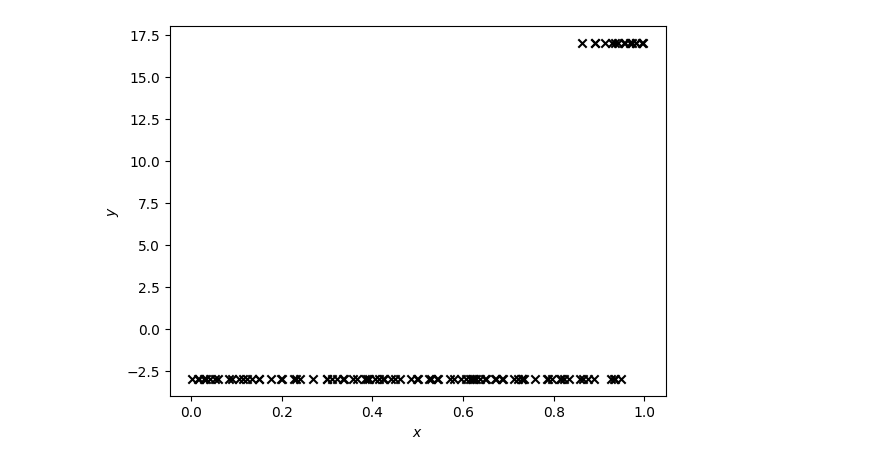
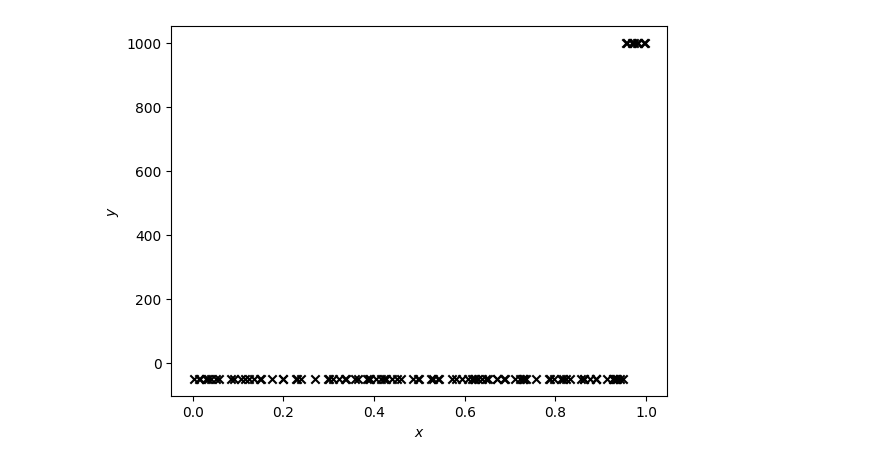
Before and after one commit to marioboley/ruleboost, a Jupyter notebook: spikes/shrinkage.ipynb, the cells around one changed output. Saved outputs shown, nothing was run; the diff lists cells and outputs as text; code cells hidden in the pictures.

```diff
--- a/spikes/shrinkage.ipynb
+++ b/spikes/shrinkage.ipynb
@@ -18,16 +24,17 @@ As a consequence, those objective function overestimates the risk reduction achi
 # %%
 import numpy as np
 from scipy.special import expit
 from matplotlib import pyplot as plt
 
 RNG = np.random.default_rng(seed=0)
-x = RNG.uniform(size=100)
-y = RNG.binomial(1, expit(50*(x-0.9))).reshape(-1)
-y = 20*y
-y = y - y.mean()
+x = RNG.uniform(size=100).reshape(-1, 1)
+# y = (x**2).reshape(-1)
+y = RNG.binomial(1, expit(1000*(x-0.95))).reshape(-1)
+y = 1000*y
+y[y==0] = -50
 
 plt.scatter(x, y, marker='x', color='black')
 plt.xlabel('$x$'); plt.ylabel('$y$')
 plt.show()
 # %% [output]
-[figure, old version]
+[figure, new version]
```
Also changed, not shown: parts of 7 cells of this notebook, 2 other files.
